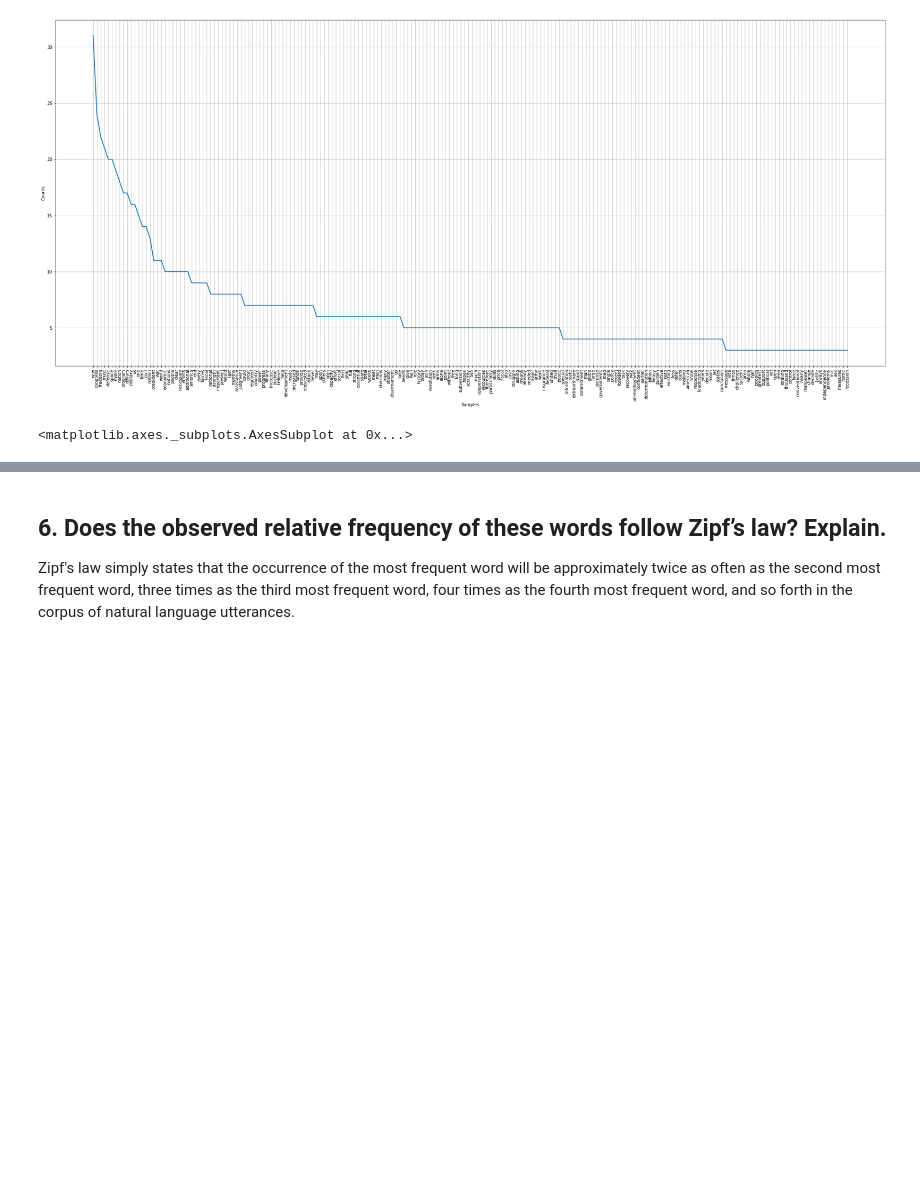
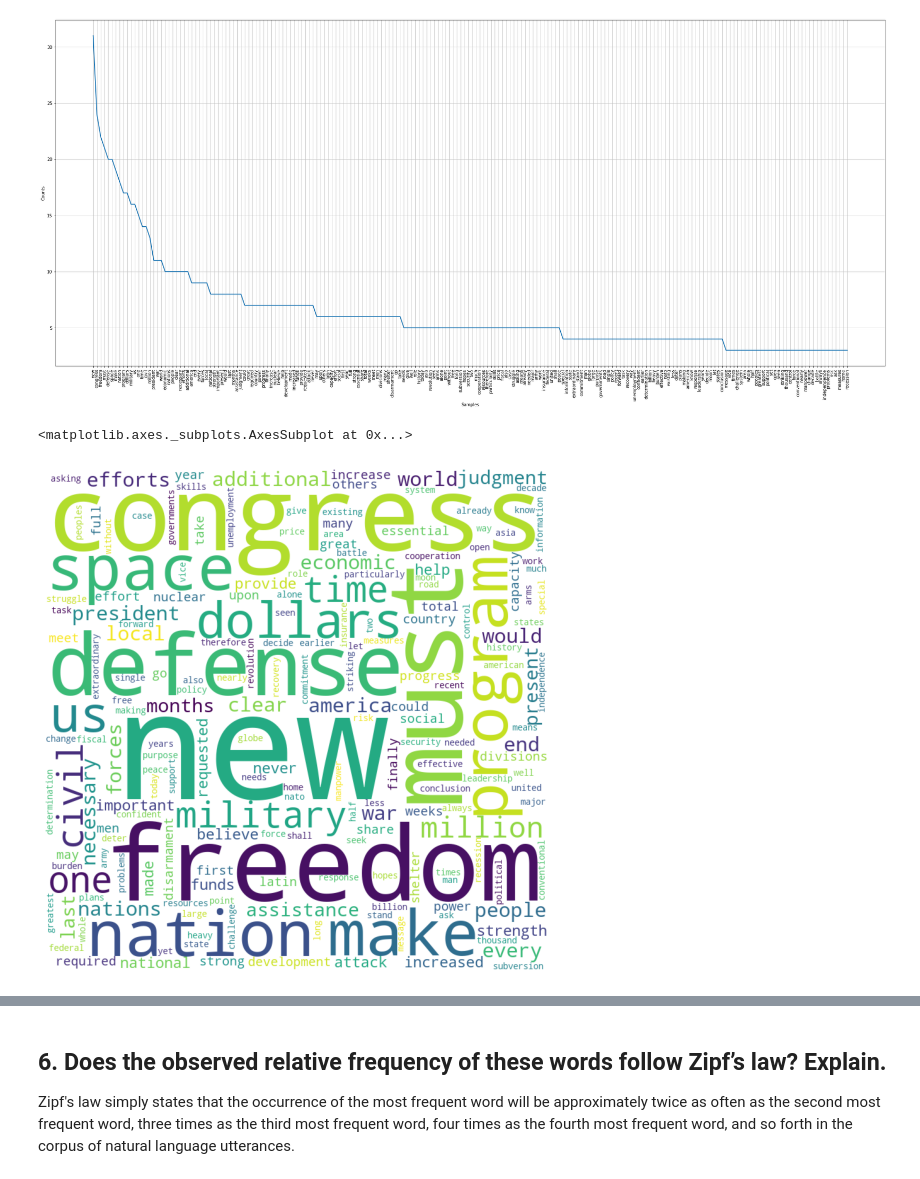
Before and after one commit to PriyaShaji/Data620-1, a Jupyter notebook: Week 4 - Part 2 Assignment/Assignment - High Frequency Words.ipynb, the cells around one changed output, grey strips where cells are left out. Saved outputs shown, nothing was run; the diff lists cells and outputs as text; code cells hidden in the pictures; blank space fills up the shorter version.

Commit message:
Added Graphs for Analysis

```diff
--- a/Week 4 - Part 2 Assignment/Assignment - High Frequency Words.ipynb
+++ b/Week 4 - Part 2 Assignment/Assignment - High Frequency Words.ipynb
@@ -190,0 +188,29 @@ y = [freq for (word,freq) in zipf_data]
+# %%
+# To calculate the Relative Frequency - frequency of word divided by total word count
+
+total_count = top_200['Count'].sum()
+top_200['Rel_Freq'] = top_200['Count']/ total_count
+
+top_200.sort_values(by=['Count'],ascending=False,inplace=True)
+top_200.head(10)
+
+
+# Create a dictionary where words are the key and the value is the related frequency
+
+d = {Value:Count for Value in top_200.Word for Count in top_200.Rel_Freq }
+# %%
+from wordcloud import WordCloud
+wordcloud = WordCloud(width = 800, height = 800,
+                background_color ='white',
+                stopwords = stop_words,
+                min_font_size = 10).generate_from_frequencies(d)
+
+# plot the WordCloud image
+plt.figure(figsize = (7, 7), facecolor = None)
+plt.imshow(wordcloud)
+plt.axis("off")
+plt.tight_layout(pad = 0)
+
+plt.show()
+# %% [output]
+[figure, added]
```
Also changed, not shown: parts of 5 cells of this notebook.
